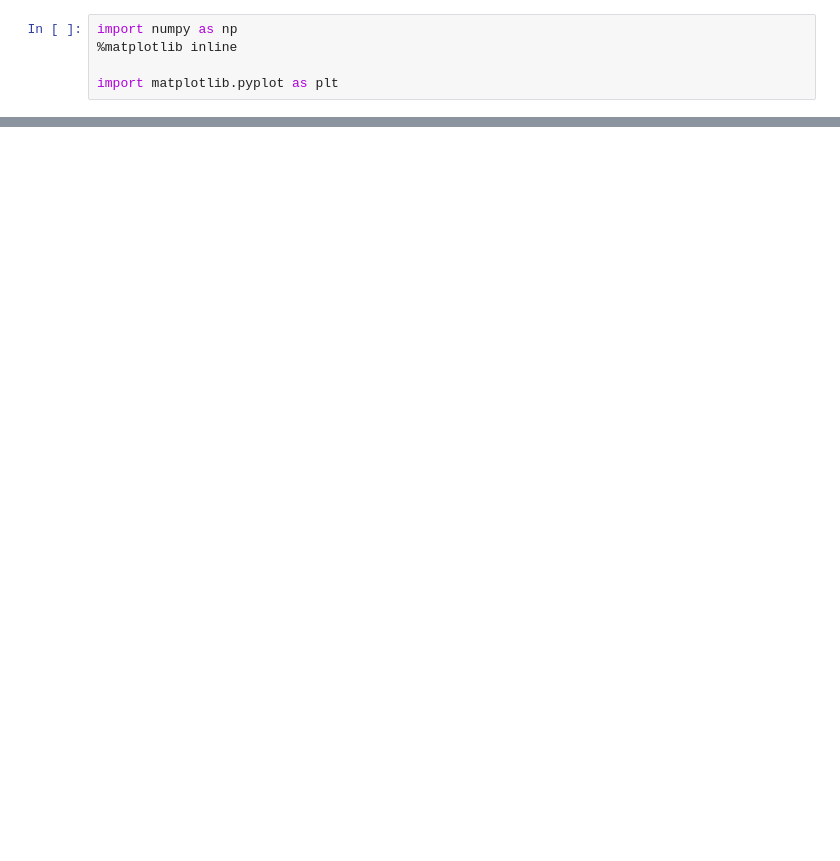
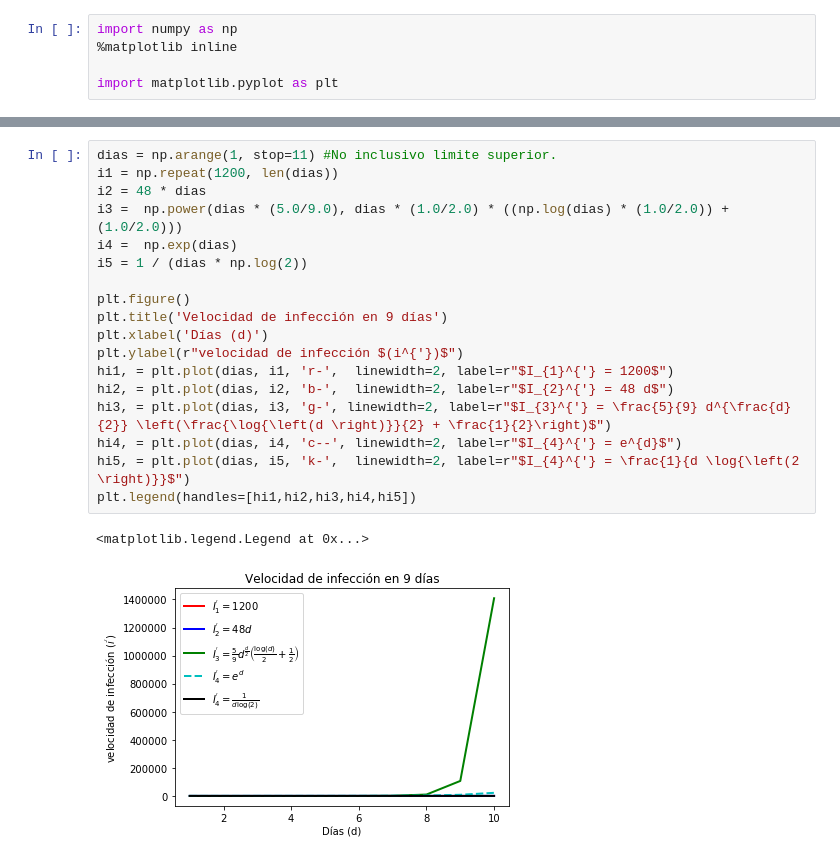
Before and after one commit to hbro23/math-ai-platzi, a Jupyter notebook: #7 Limites, infinito y asintotas.ipynb, the cells around one changed output, grey strips where cells are left out. Saved outputs shown, nothing was run; the diff lists cells and outputs as text; blank space fills up the shorter version.

```diff
--- a/#7 Limites, infinito y asintotas.ipynb
+++ b/#7 Limites, infinito y asintotas.ipynb
@@ -46,0 +94,21 @@ plt.plot(dias, i3,  linewidth=2)
+# %%
+dias = np.arange(1, stop=11) #No inclusivo limite superior.
+i1 = np.repeat(1200, len(dias))
+i2 = 48 * dias
+i3 =  np.power(dias * (5.0/9.0), dias * (1.0/2.0) * ((np.log(dias) * (1.0/2.0)) +  (1.0/2.0)))
+i4 =  np.exp(dias)
+i5 = 1 / (dias * np.log(2))
+
+plt.figure()
+plt.title('Velocidad de infección en 9 días')
+plt.xlabel('Días (d)')
+plt.ylabel(r"velocidad de infección $(i^{'})$")
+hi1, = plt.plot(dias, i1, 'r-',  linewidth=2, label=r"$I_{1}^{'} = 1200$")
+hi2, = plt.plot(dias, i2, 'b-',  linewidth=2, label=r"$I_{2}^{'} = 48 d$")
+hi3, = plt.plot(dias, i3, 'g-', linewidth=2, label=r"$I_{3}^{'} = \frac{5}{9} d^{\frac{d}{2}} \left(\frac{\log{\left(d \right)}}{2} + \frac{1}{2}\right)$")
+hi4, = plt.plot(dias, i4, 'c--', linewidth=2, label=r"$I_{4}^{'} = e^{d}$")
+hi5, = plt.plot(dias, i5, 'k-',  linewidth=2, label=r"$I_{4}^{'} = \frac{1}{d \log{\left(2 \right)}}$")
+plt.legend(handles=[hi1,hi2,hi3,hi4,hi5])
+# %% [output]
+<matplotlib.legend.Legend at 0x...>
+[figure, added]
```
Also changed, not shown: parts of 6 cells of this notebook.
